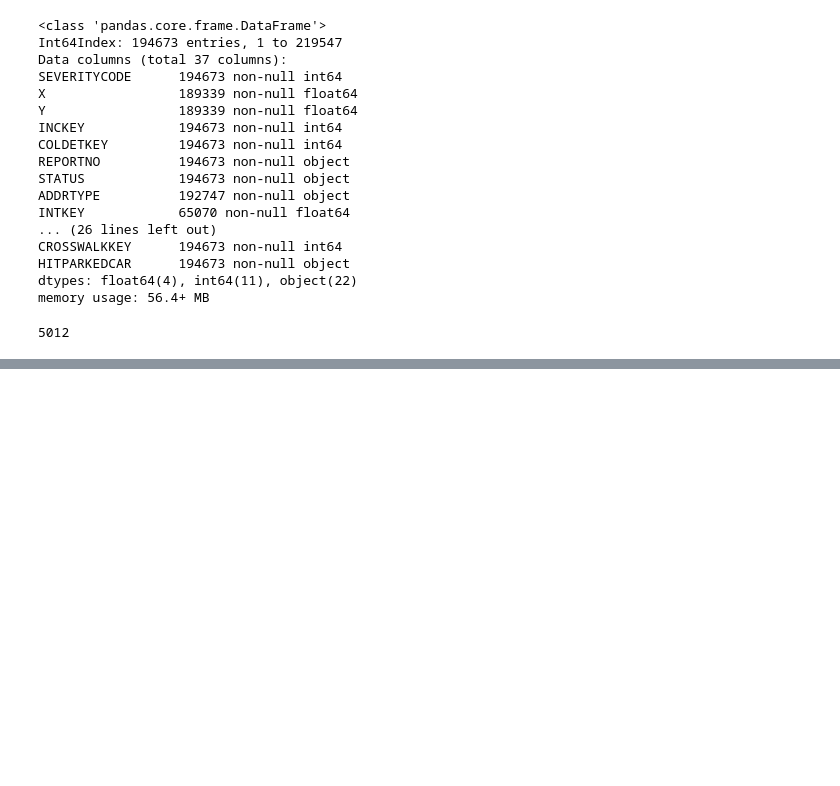
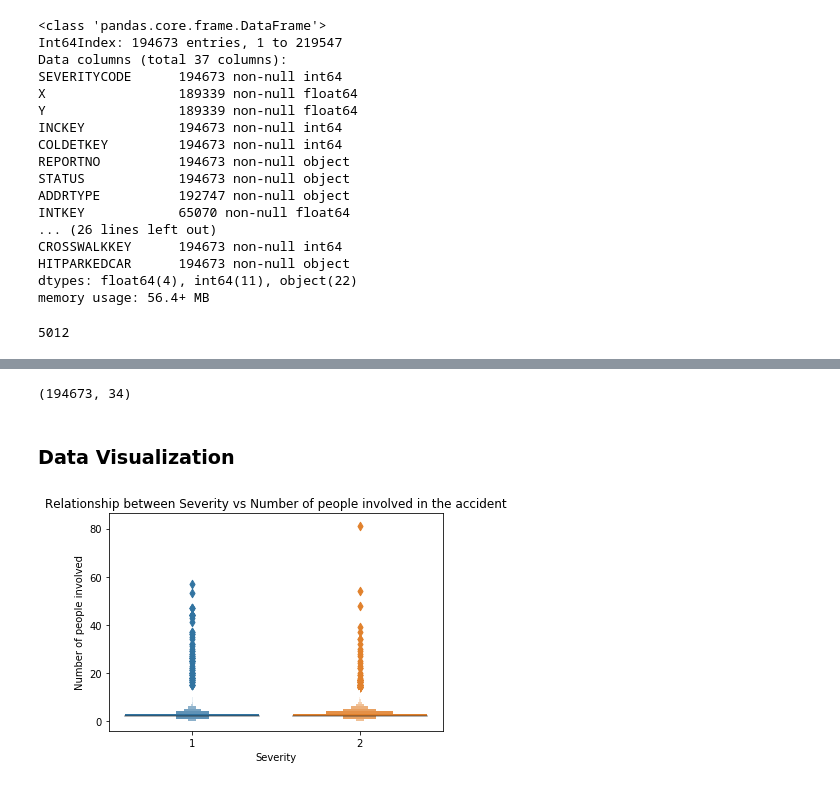
Before and after one commit to Murad1893/IBM-Applied-DataScience-Capstone-Project, a Jupyter notebook: Applied Data Science Capstone.ipynb, the cells around one changed output, grey strips where cells are left out. Saved outputs shown, nothing was run; the diff lists cells and outputs as text; code cells hidden in the pictures; blank space fills up the shorter version.

```diff
--- a/Applied Data Science Capstone.ipynb
+++ b/Applied Data Science Capstone.ipynb
@@ -67,0 +135,12 @@ df['SEVERITYCODE'].value_counts().plot(kind='bar')
+# %%
+lighting = pd.get_dummies(data.LIGHTCOND)
+data = pd.concat([data,lighting],axis=1)
+# %%
+data.drop('LIGHTCOND',axis=1,inplace=True)
+data.rename(columns={'Unknown': 'Unknown Lighting'}, inplace=True)
+# %%
+roads = pd.get_dummies(data.ROADCOND, prefix='roadcond_')
+data = pd.concat([data,roads],axis=1)
+# %%
+data.drop('ROADCOND',axis=1,inplace=True)
+data.head()
@@ -67,0 +156,17 @@ df['SEVERITYCODE'].value_counts().plot(kind='bar')
+# %%
+data.shape
+# %% [output]
+(194673, 34)
+# %% [markdown]
+### Data Visualization
+# %%
+import matplotlib.pyplot as plt
+import seaborn as sns
+
+sns.boxenplot(x='SEVERITYCODE',y='PERSONCOUNT',data=data)
+plt.title("Relationship between Severity vs Number of people involved in the accident")
+plt.xlabel("Severity")
+plt.ylabel("Number of people involved")
+plt.show()
+# %% [output]
+[figure, added]
```
Also changed, not shown: parts of 34 cells of this notebook.
